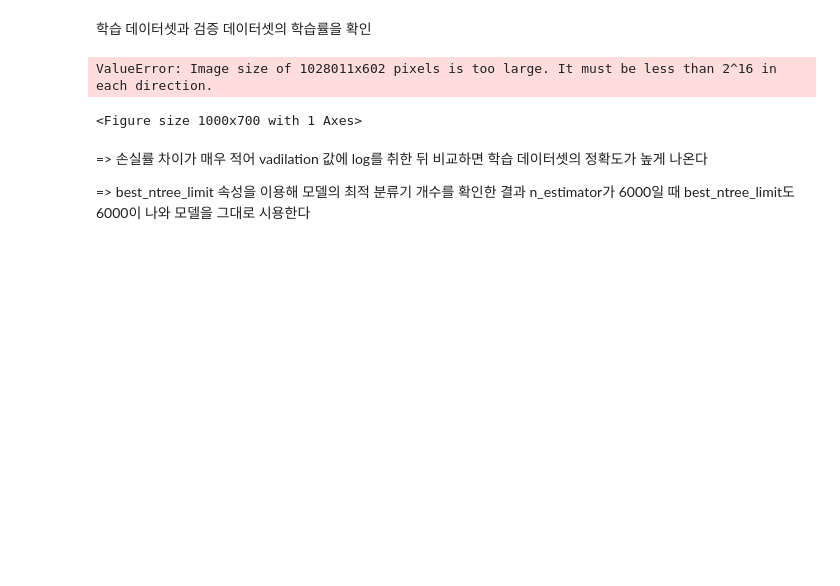
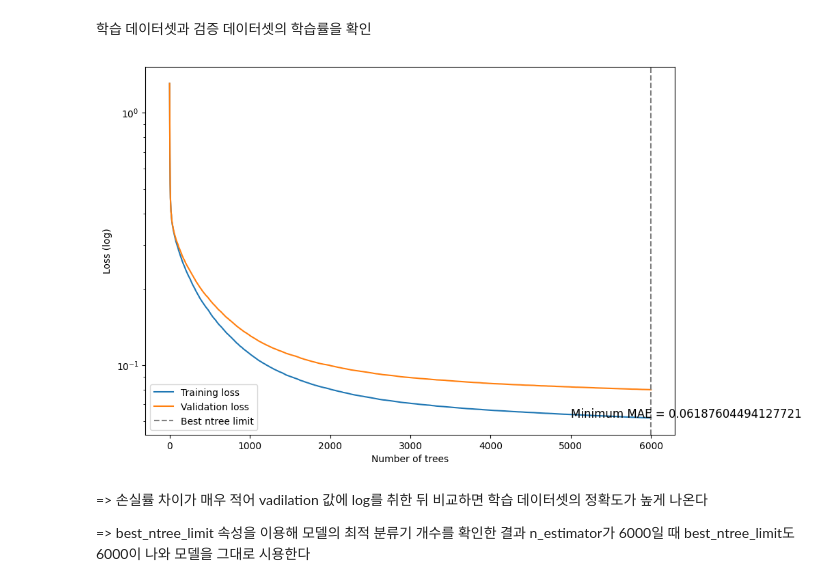
Before and after one commit to dbfla3831/STUDY, a Jupyter notebook: project/생산공정_최적화_AI/생산공정_최적화_기본.ipynb, the cells around one changed output. Cells and saved outputs as stored; diff of their text form; code cells hidden in the pictures; blank space fills up the shorter version.

```diff
--- a/project/생산공정_최적화_AI/생산공정_최적화_기본.ipynb
+++ b/project/생산공정_최적화_AI/생산공정_최적화_기본.ipynb
@@ -745,20 +758,26 @@ plot_importance(xgb, ax = ax)
 # %%
+xgb_val = xgb.evals_result()
+
+
 xgb_val = xgb.evals_result()
 
 plt.figure(figsize=(10, 7))
 plt.yscale('log')
-plt.text(5000, 0.09, 'Minumum mae \n = ' + str(xgb_val['validation_0']['mae']))
-plt.plot(xgb_val['validation_0']['mae'], label = 'Training loss')
-plt.plot(xgb_val['validation_1']['mae'], label = 'Validation loss')
-# best_round = np.argmin(xgb_val['validation_1']['mae'])
-# plt.axvline(best_round, color='gray', linestyle='--', label='Best ntree limit')
+plt.plot(xgb_val['validation_0']['mae'], label='Training loss')
+plt.plot(xgb_val['validation_1']['mae'], label='Validation loss')
+best_round = np.argmin(xgb_val['validation_1']['mae'])
+plt.axvline(best_round, color='gray', linestyle='--', label='Best ntree limit')
+
+# 텍스트 추가
+min_mae = min(xgb_val['validation_0']['mae'])
+plt.text(5000, min_mae, 'Minimum MAE = {}'.format(min_mae), fontsize=12)
+
 plt.xlabel('Number of trees')
-plt.ylabel('Loss(log)')
+plt.ylabel('Loss (log)')
 plt.legend()
 plt.show()
 # %% [output]
-ValueError: Image size of 1028011x602 pixels is too large. It must be less than 2^16 in each direction.
-<Figure size 1000x700 with 1 Axes>
+[figure, added]
 # %% [markdown]
 => 손실률 차이가 매우 적어 vadilation 값에 log를 취한 뒤 비교하면 학습 데이터셋의 정확도가 높게 나온다
 
```
Also changed, not shown: parts of 26 cells of this notebook, 2 other files.
